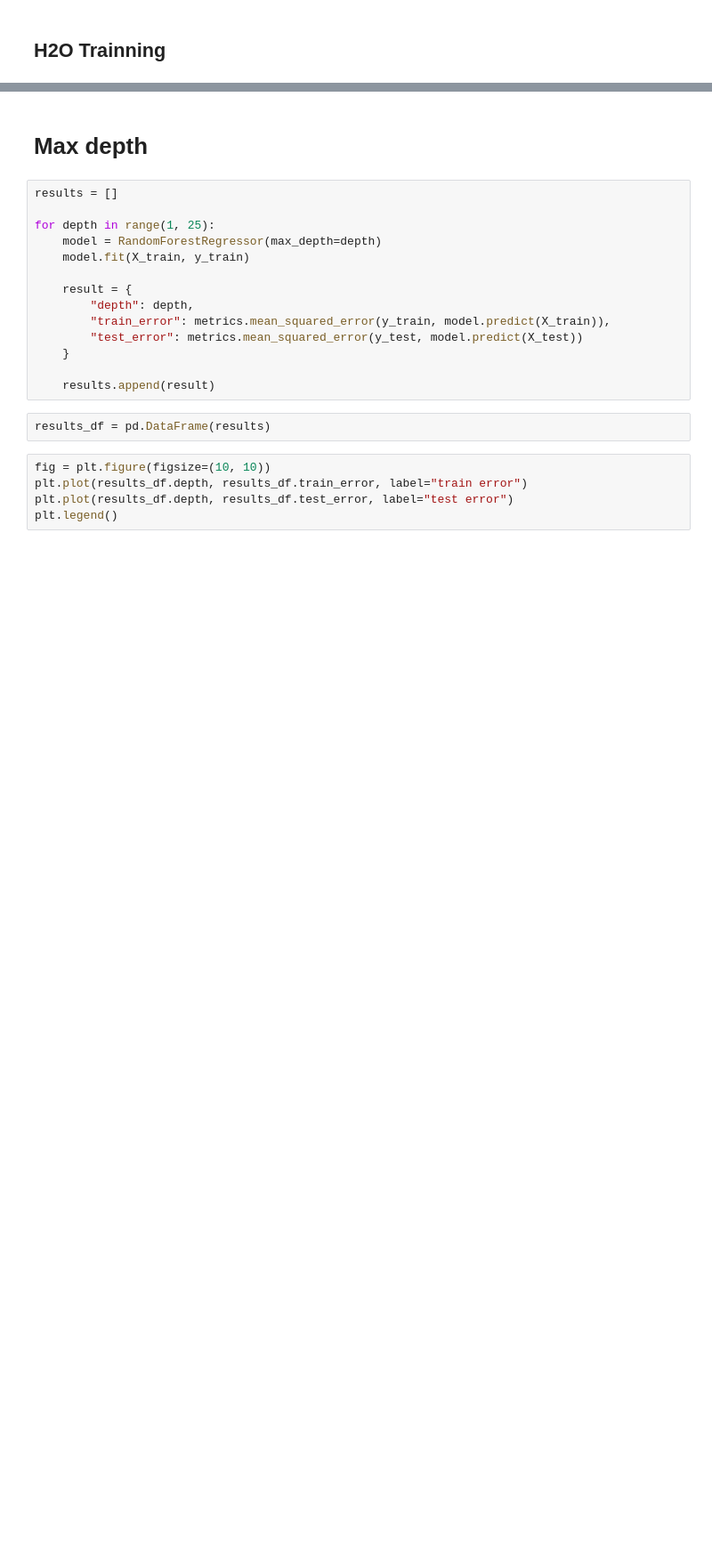
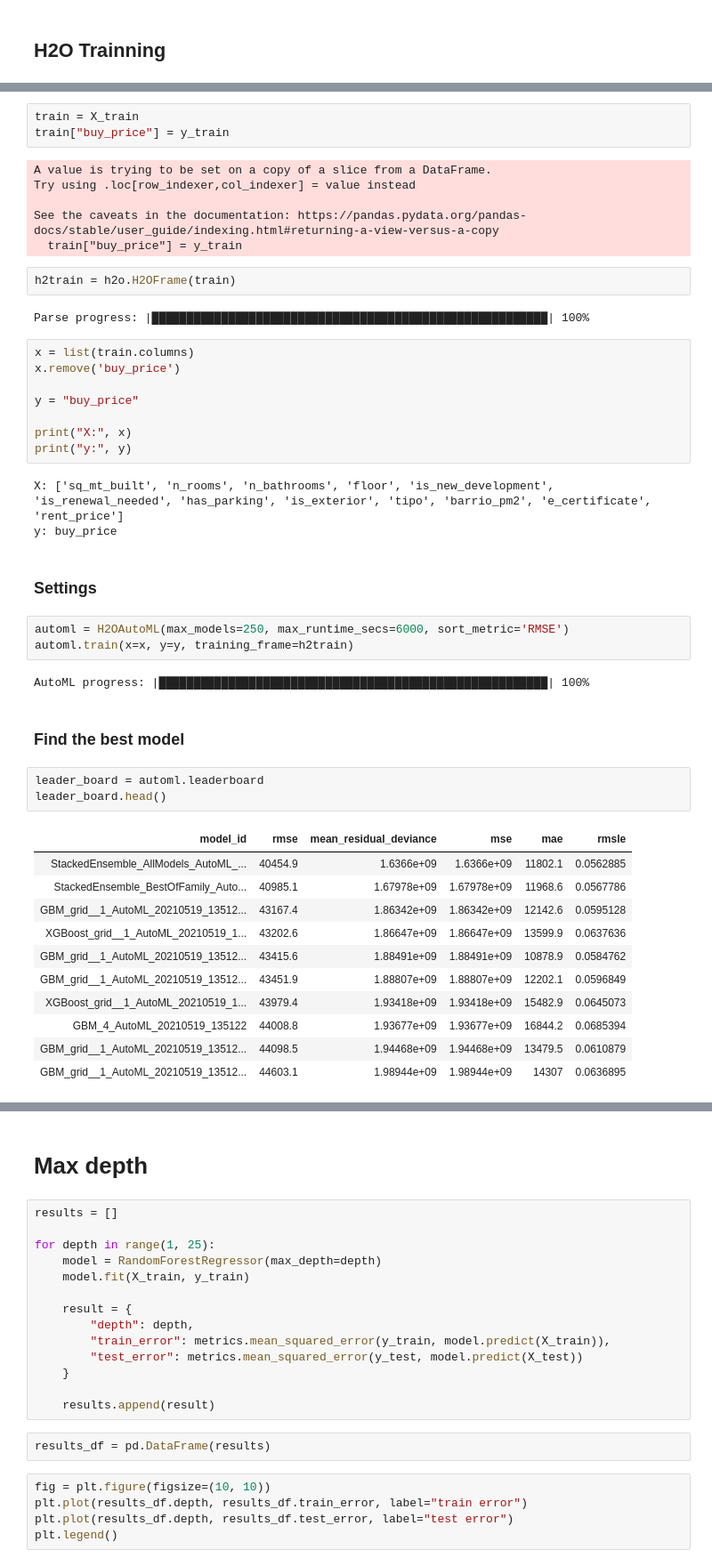
Before and after one commit to marcunu/Real_Estate_Project, a Jupyter notebook: 02_Trainning.ipynb, the cells around one changed output, grey strips where cells are left out. Shown at 89% size. Drawn from its saved outputs; the diff is of its cells as text; blank space fills up the shorter version.

```diff
--- a/02_Trainning.ipynb
+++ b/02_Trainning.ipynb
@@ -218,0 +241,48 @@ Best models to predict the diamond price are **###** and **###**
+# %%
+train = X_train
+train["buy_price"] = y_train
+# %% [output]
+A value is trying to be set on a copy of a slice from a DataFrame.
+Try using .loc[row_indexer,col_indexer] = value instead
+
+See the caveats in the documentation: https://pandas.pydata.org/pandas-docs/stable/user_guide/indexing.html#returning-a-view-versus-a-copy
+  train["buy_price"] = y_train
+# %%
+h2train = h2o.H2OFrame(train)
+# %% [output]
+Parse progress: |█████████████████████████████████████████████████████████| 100%
+# %%
+x = list(train.columns)
+x.remove('buy_price')
+
+y = "buy_price"
+
+print("X:", x)
+print("y:", y)
+# %% [output]
+X: ['sq_mt_built', 'n_rooms', 'n_bathrooms', 'floor', 'is_new_development', 'is_renewal_needed', 'has_parking', 'is_exterior', 'tipo', 'barrio_pm2', 'e_certificate', 'rent_price']
+y: buy_price
+# %% [markdown]
+### Settings
+# %%
+automl = H2OAutoML(max_models=250, max_runtime_secs=6000, sort_metric='RMSE')
+automl.train(x=x, y=y, training_frame=h2train)
+# %% [output]
+AutoML progress: |████████████████████████████████████████████████████████| 100%
+# %% [markdown]
+### Find the best model
+# %%
+leader_board = automl.leaderboard
+leader_board.head()
+# %% [output]
+| model_id | rmse | mean_residual_deviance | mse | mae | rmsle |
+| StackedEnsemble_AllModels_AutoML_... | 40454.9 | 1.6366e+09 | 1.6366e+09 | 11802.1 | 0.0562885 |
+| StackedEnsemble_BestOfFamily_Auto... | 40985.1 | 1.67978e+09 | 1.67978e+09 | 11968.6 | 0.0567786 |
+| GBM_grid__1_AutoML_20210519_13512... | 43167.4 | 1.86342e+09 | 1.86342e+09 | 12142.6 | 0.0595128 |
+| XGBoost_grid__1_AutoML_20210519_1... | 43202.6 | 1.86647e+09 | 1.86647e+09 | 13599.9 | 0.0637636 |
+| GBM_grid__1_AutoML_20210519_13512... | 43415.6 | 1.88491e+09 | 1.88491e+09 | 10878.9 | 0.0584762 |
+| GBM_grid__1_AutoML_20210519_13512... | 43451.9 | 1.88807e+09 | 1.88807e+09 | 12202.1 | 0.0596849 |
+| XGBoost_grid__1_AutoML_20210519_1... | 43979.4 | 1.93418e+09 | 1.93418e+09 | 15482.9 | 0.0645073 |
+| GBM_4_AutoML_20210519_135122 | 44008.8 | 1.93677e+09 | 1.93677e+09 | 16844.2 | 0.0685394 |
+| GBM_grid__1_AutoML_20210519_13512... | 44098.5 | 1.94468e+09 | 1.94468e+09 | 13479.5 | 0.0610879 |
+| GBM_grid__1_AutoML_20210519_13512... | 44603.1 | 1.98944e+09 | 1.98944e+09 | 14307 | 0.0636895 |
```
Also changed, not shown: parts of 28 cells of this notebook, 1 other file.
